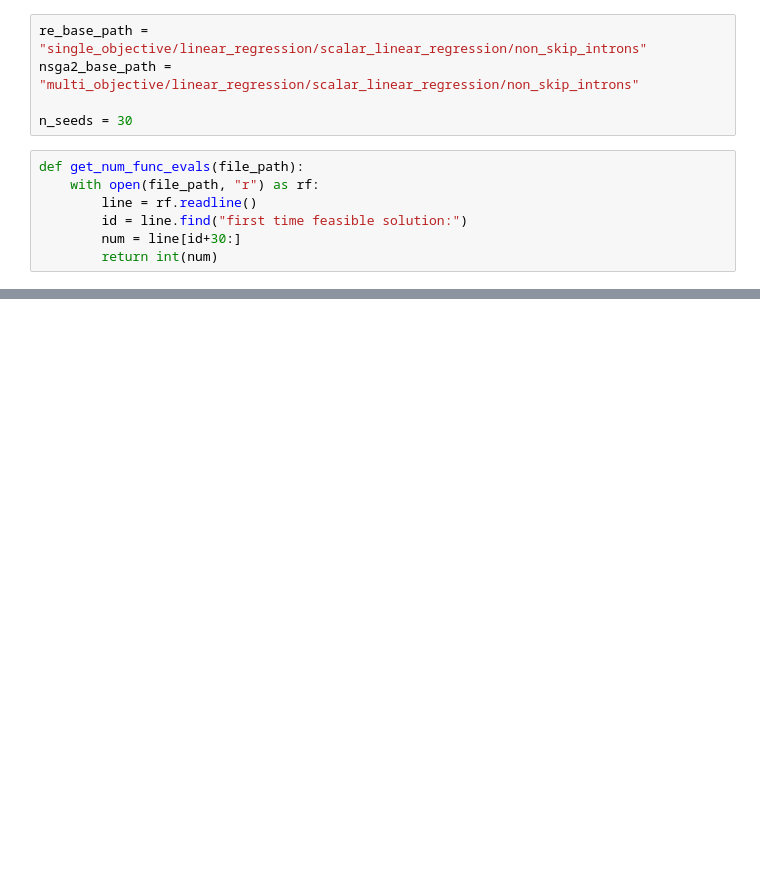
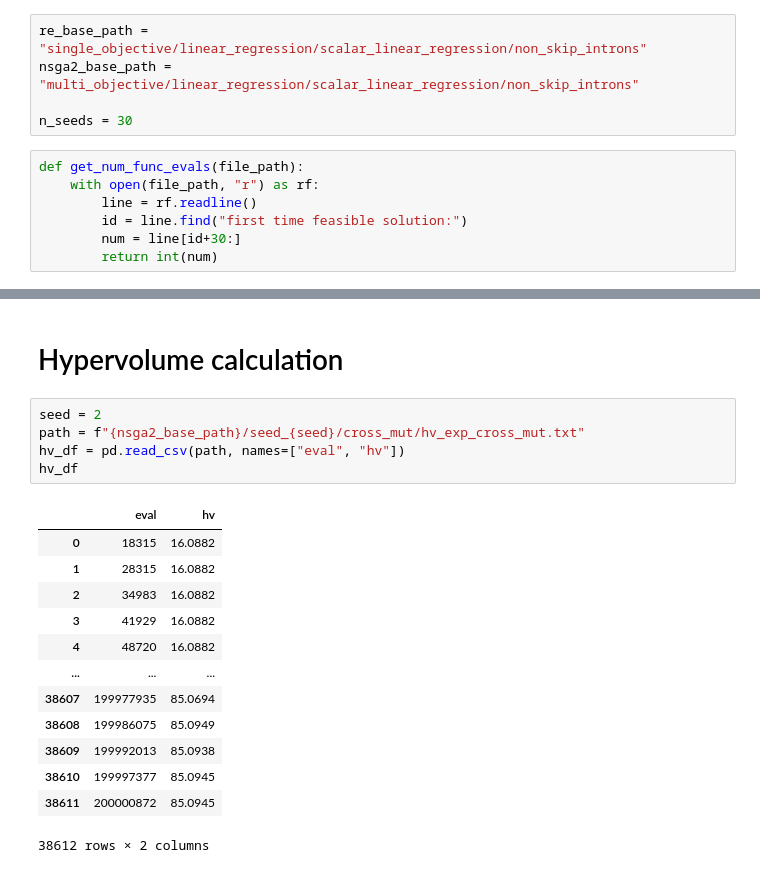
Before and after one commit to Ritam-Guha/MOAZ, a Jupyter notebook: outputs/analyze_results.ipynb, the cells around one changed output, grey strips where cells are left out. Cells and saved outputs as stored; diff of their text form; blank space fills up the shorter version.

```diff
--- a/outputs/analyze_results.ipynb
+++ b/outputs/analyze_results.ipynb
@@ -45,0 +68,21 @@ fig.show()
+# %% [markdown]
+# Hypervolume calculation
+# %%
+seed = 2
+path = f"{nsga2_base_path}/seed_{seed}/cross_mut/hv_exp_cross_mut.txt"
+hv_df = pd.read_csv(path, names=["eval", "hv"])
+hv_df
+# %% [output]
+|  | eval | hv |
+| 0 | 18315 | 16.0882 |
+| 1 | 28315 | 16.0882 |
+| 2 | 34983 | 16.0882 |
+| 3 | 41929 | 16.0882 |
+| 4 | 48720 | 16.0882 |
+| ... | ... | ... |
+| 38607 | 199977935 | 85.0694 |
+| 38608 | 199986075 | 85.0949 |
+| 38609 | 199992013 | 85.0938 |
+| 38610 | 199997377 | 85.0945 |
+| 38611 | 200000872 | 85.0945 |
+38612 rows × 2 columns
```
Also changed, not shown: parts of 6 cells of this notebook, 1 other file.
